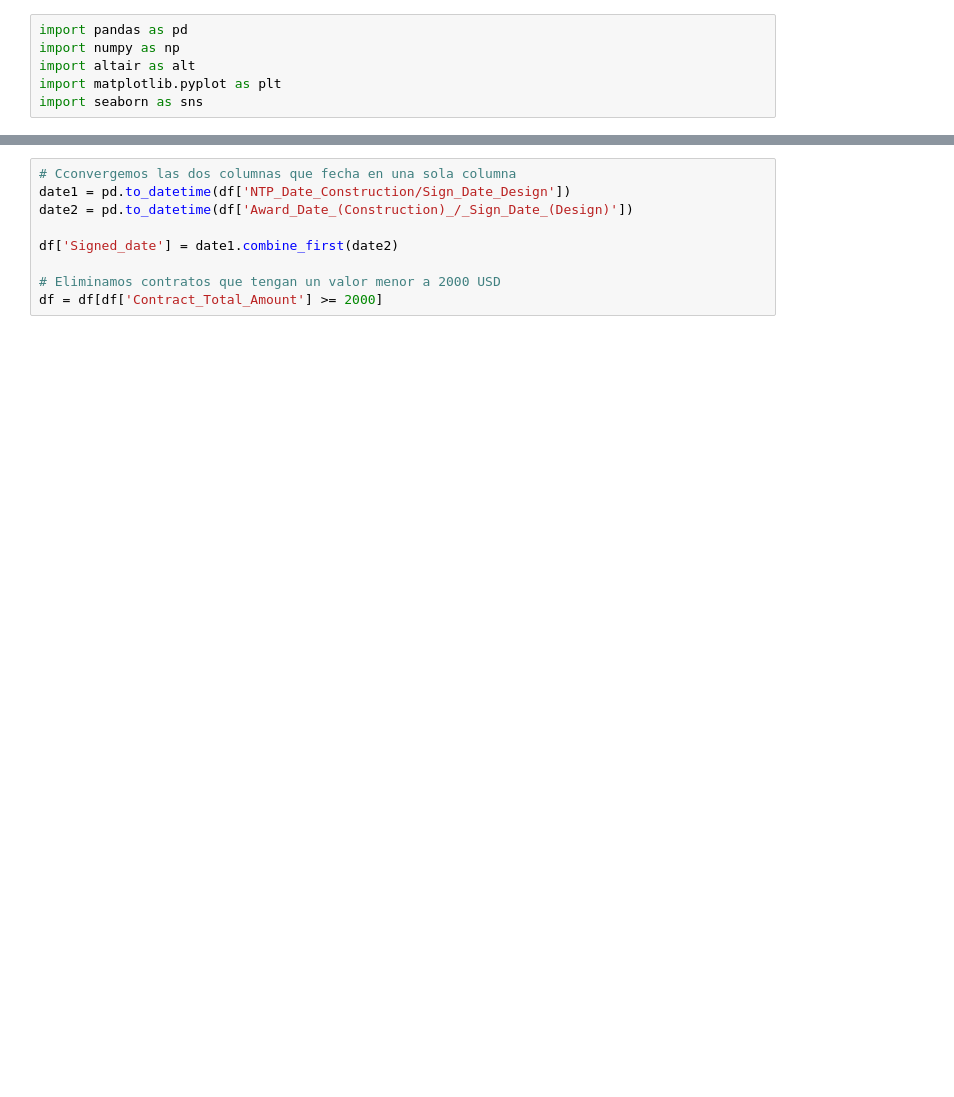
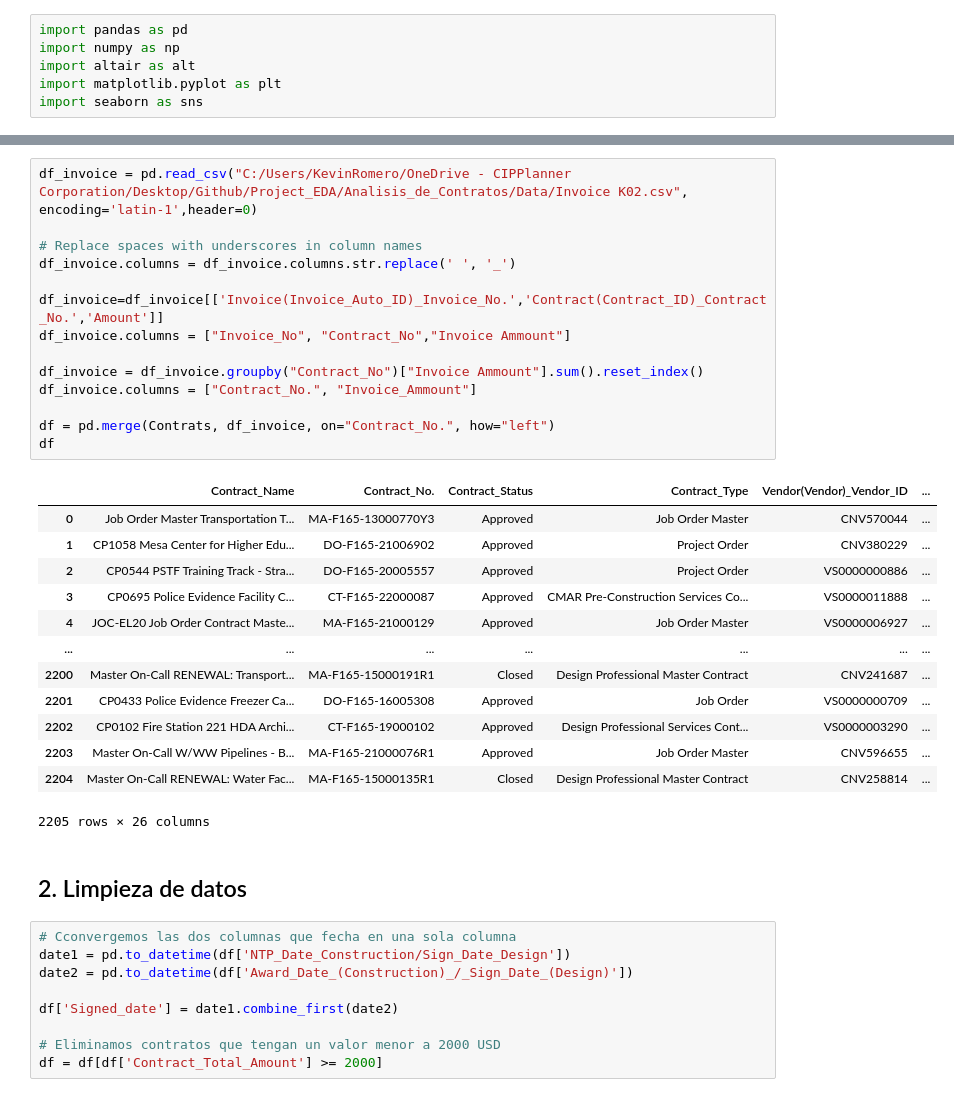
Before and after one commit to kromero4708/Analisis_de_Contratos, a Jupyter notebook: SRC/Proyecto_EDA.ipynb, the cells around one changed output, grey strips where cells are left out. Drawn from its saved outputs; the diff is of its cells as text; blank space fills up the shorter version.

```diff
--- a/SRC/Proyecto_EDA_3.ipynb
+++ b/SRC/Proyecto_EDA.ipynb
@@ -22,3 +34,33 @@ df.head()
+# %%
+df_invoice = pd.read_csv("C:/Users/KevinRomero/OneDrive - CIPPlanner Corporation/Desktop/Github/Project_EDA/Analisis_de_Contratos/Data/Invoice K02.csv", encoding='latin-1',header=0)
+
+# Replace spaces with underscores in column names
+df_invoice.columns = df_invoice.columns.str.replace(' ', '_')
+
+df_invoice=df_invoice[['Invoice(Invoice_Auto_ID)_Invoice_No.','Contract(Contract_ID)_Contract_No.','Amount']]
+df_invoice.columns = ["Invoice_No", "Contract_No","Invoice Ammount"]
+
+df_invoice = df_invoice.groupby("Contract_No")["Invoice Ammount"].sum().reset_index()
+df_invoice.columns = ["Contract_No.", "Invoice_Ammount"]
+
+df = pd.merge(Contrats, df_invoice, on="Contract_No.", how="left")
+df
+# %% [output]
+|  | Contract_Name | Contract_No. | Contract_Status | Contract_Type | Vendor(Vendor)_Vendor_ID | ... |
+| 0 | Job Order Master Transportation T... | MA-F165-13000770Y3 | Approved | Job Order Master | CNV570044 | ... |
+| 1 | CP1058 Mesa Center for Higher Edu... | DO-F165-21006902 | Approved | Project Order | CNV380229 | ... |
+| 2 | CP0544 PSTF Training Track - Stra... | DO-F165-20005557 | Approved | Project Order | VS0000000886 | ... |
+| 3 | CP0695 Police Evidence Facility C... | CT-F165-22000087 | Approved | CMAR Pre-Construction Services Co... | VS0000011888 | ... |
+| 4 | JOC-EL20 Job Order Contract Maste... | MA-F165-21000129 | Approved | Job Order Master | VS0000006927 | ... |
+| ... | ... | ... | ... | ... | ... | ... |
+| 2200 | Master On-Call RENEWAL: Transport... | MA-F165-15000191R1 | Closed | Design Professional Master Contract | CNV241687 | ... |
+| 2201 | CP0433 Police Evidence Freezer Ca... | DO-F165-16005308 | Approved | Job Order | VS0000000709 | ... |
+| 2202 | CP0102 Fire Station 221 HDA Archi... | CT-F165-19000102 | Approved | Design Professional Services Cont... | VS0000003290 | ... |
+| 2203 | Master On-Call W/WW Pipelines - B... | MA-F165-21000076R1 | Approved | Job Order Master | CNV596655 | ... |
+| 2204 | Master On-Call RENEWAL: Water Fac... | MA-F165-15000135R1 | Closed | Design Professional Master Contract | CNV258814 | ... |
+2205 rows × 26 columns
+# %% [markdown]
+## 2. Limpieza de datos
 # %%
 # Cconvergemos las dos columnas que fecha en una sola columna
 date1 = pd.to_datetime(df['NTP_Date_Construction/Sign_Date_Design'])
```
Also changed, not shown: parts of 7 cells of this notebook, 1 other file.
